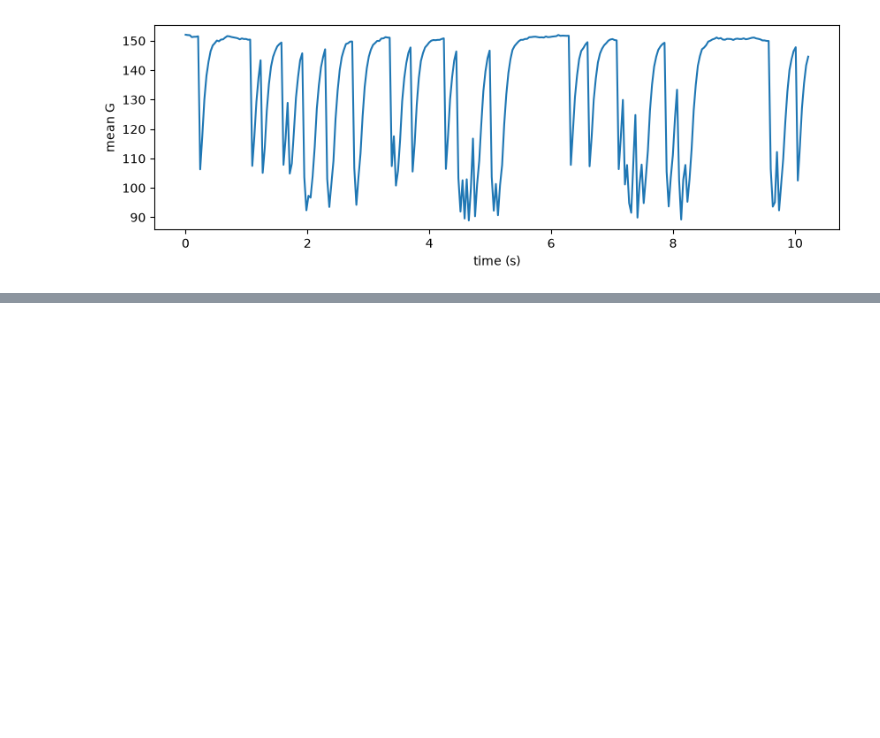
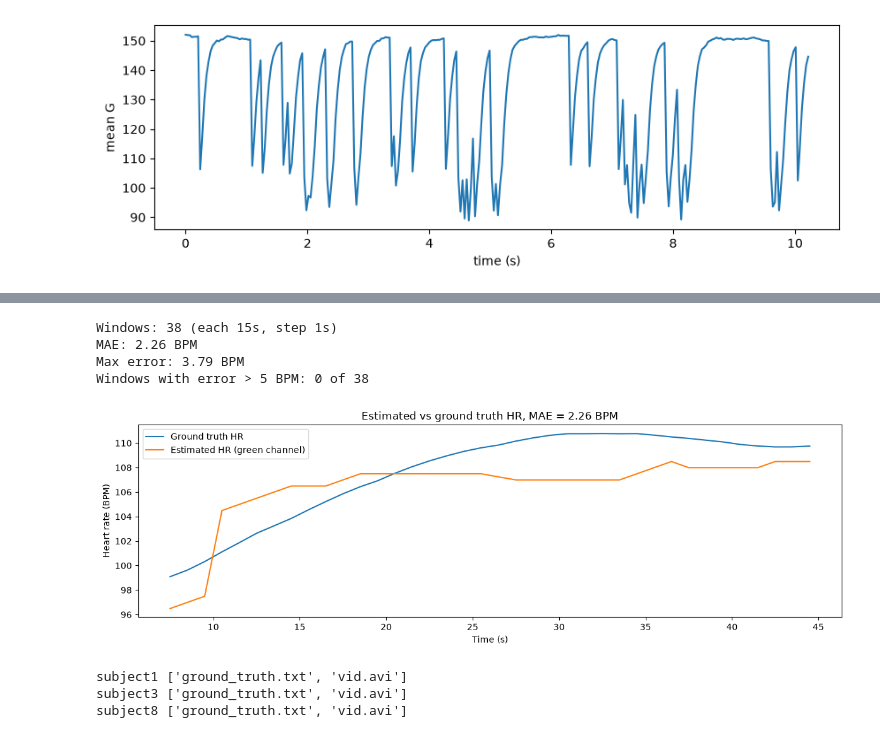
Before and after one commit to DuaShafiq123/HealthSync.ai, a Jupyter notebook: explore.ipynb, the cells around one changed output, grey strips where cells are left out. Cells and saved outputs as stored; diff of their text form; code cells hidden in the pictures; blank space fills up the shorter version.

```diff
--- a/explore.ipynb
+++ b/explore.ipynb
@@ -66,0 +188,57 @@ face detected fraction: 1.0
+# %%
+win_sec = 15    # length of each window in seconds
+step_sec = 1    # move the window forward by 1 second each time
+
+t = df_full_fixed["time_s"].values
+g_clean = keep_heart_waves(df_full_fixed["combined_G"].values, fs)
+
+centers, est_hr, true_hr = [], [], []
+start = 0.0
+while start + win_sec <= t[-1]:
+    # video samples inside this window
+    m_vid = (t >= start) & (t < start + win_sec)
+    bpm_w, _, _ = find_bpm(g_clean[m_vid], fs)
+
+    # ground truth heart rates inside the same window
+    m_gt = (gt["time"] >= start) & (gt["time"] < start + win_sec)
+
+    centers.append(start + win_sec / 2)
+    est_hr.append(bpm_w)
+    true_hr.append(gt["hr"][m_gt].mean())
+    start += step_sec
+
+centers = np.array(centers)
+est_hr = np.array(est_hr)
+true_hr = np.array(true_hr)
+err = np.abs(est_hr - true_hr)
+
+print(f"Windows: {len(centers)} (each {win_sec}s, step {step_sec}s)")
+print(f"MAE: {err.mean():.2f} BPM")
+print(f"Max error: {err.max():.2f} BPM")
+print(f"Windows with error > 5 BPM: {(err > 5).sum()} of {len(err)}")
+
+plt.figure(figsize=(12, 4))
+plt.plot(centers, true_hr, label="Ground truth HR")
+plt.plot(centers, est_hr, label="Estimated HR (green channel)")
+plt.xlabel("Time (s)")
+plt.ylabel("Heart rate (BPM)")
+plt.title(f"Estimated vs ground truth HR, MAE = {err.mean():.2f} BPM")
+plt.legend()
+plt.tight_layout()
+plt.show()
+# %% [output]
+Windows: 38 (each 15s, step 1s)
+MAE: 2.26 BPM
+Max error: 3.79 BPM
+Windows with error > 5 BPM: 0 of 38
+[figure, added]
+# %%
+import os
+
+for s in ["subject1", "subject3", "subject8"]:
+    p = os.path.join("DATASET_2", s)
+    print(s, os.listdir(p) if os.path.exists(p) else "NOT FOUND")
+# %% [output]
+subject1 ['ground_truth.txt', 'vid.avi']
+subject3 ['ground_truth.txt', 'vid.avi']
+subject8 ['ground_truth.txt', 'vid.avi']
```
Also changed, not shown: parts of 17 cells of this notebook.
